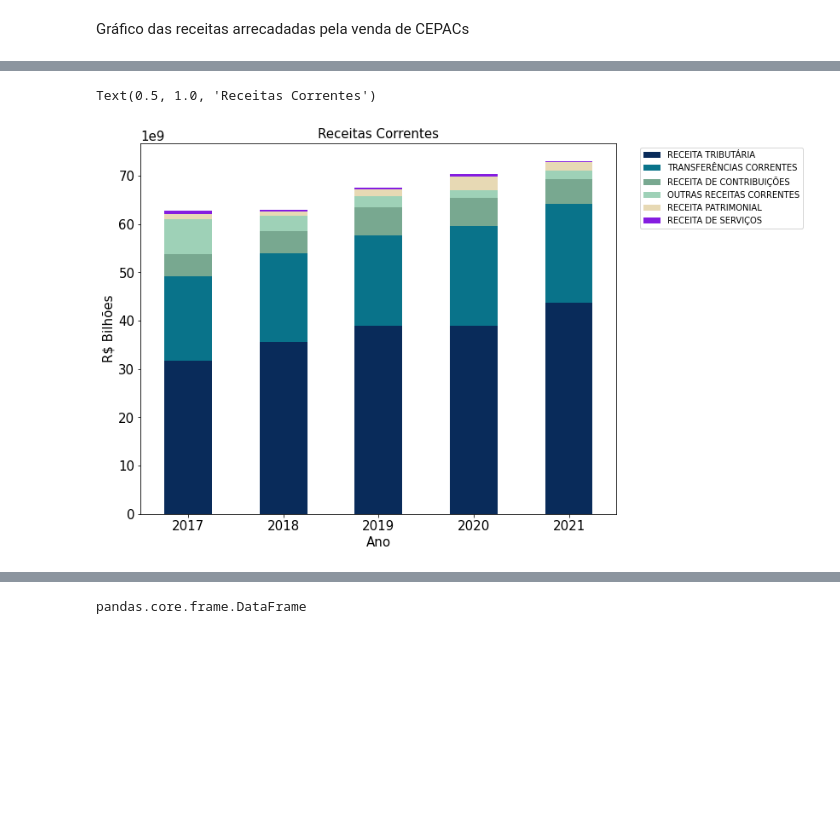
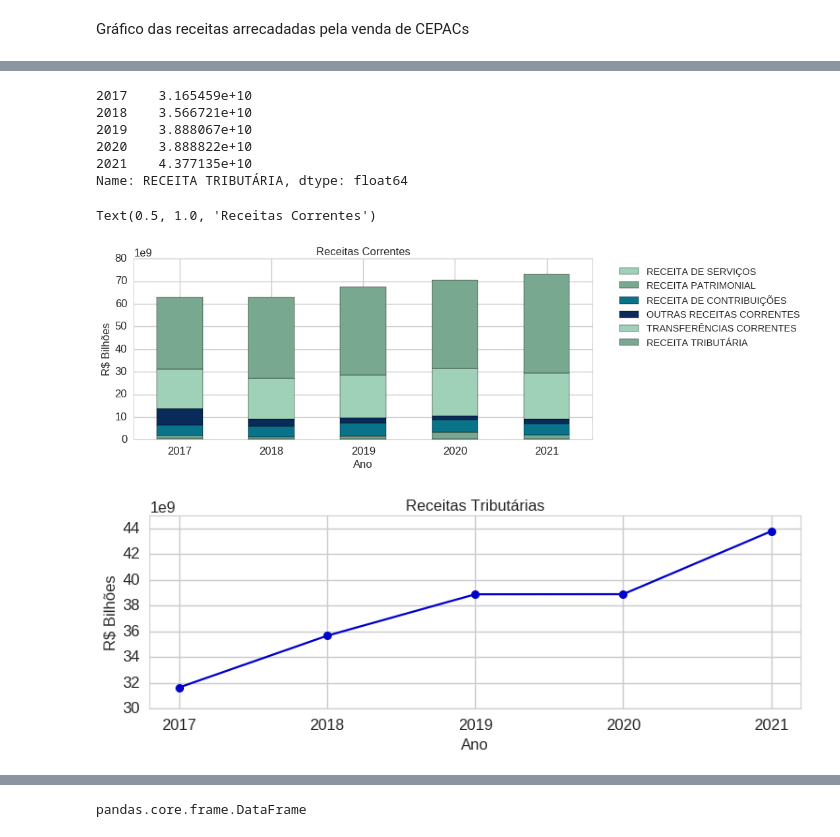
Before and after one commit to carolfazani/orcamento_sp, a Jupyter notebook: Preparando_os_dados.ipynb, the cells around one changed output, grey strips where cells are left out. Cells and saved outputs as stored; diff of their text form; code cells hidden in the pictures; blank space fills up the shorter version.

```diff
--- a/Preparando_os_dados.ipynb
+++ b/Preparando_os_dados.ipynb
@@ -650,17 +650,67 @@ plt.savefig('grafico4.png', transparent = True)
 querycorrente = querycorrente.T
 querycorrente = querycorrente.drop('RECEITA AGROPECUÁRIA')
 querycorrente = querycorrente.drop('RECEITA INDUSTRIAL')
-querycorrente = querycorrente.sort_values(by=['2021'], ascending=False)
+querycorrente = querycorrente.sort_values(by=['2017'], ascending=True)
 querycorrente = querycorrente.T
+# %%
+querycorrente['RECEITA TRIBUTÁRIA']
+# %% [output]
+2017    3.165459e+10
+2018    3.566721e+10
+2019    3.888067e+10
+2020    3.888822e+10
+2021    4.377135e+10
+Name: RECEITA TRIBUTÁRIA, dtype: float64
 # %%
-colors = [ '#092b5a', '#09738a', '#78a890',  '#9ed1b7', '#e7d9b4', '#851DE0', '#EC7700', '#97124B']
-querycorrente.plot(kind="bar",stacked=True,figsize=(10,8), color= colors)
+#colors = [ '#092b5a', '#09738a', '#78a890',  '#9ed1b7']
+colors = ['#9ed1b7', '#78a890',  '#09738a', '#092b5a']
+#colors = colors.reverse()
+
+querycorrente.plot(kind="bar",stacked=True,figsize=(10,8), color= colors )
 plt.legend(bbox_to_anchor=(1.04,1), loc="upper left")
 plt.xticks(rotation=360)
 plt.ticklabel_format(style='sci',axis='y',scilimits=(9,9))
 plt.ylabel('R$ Bilhões')
 plt.xlabel('Ano')
 plt.title('Receitas Correntes')
+#plt.style.use('seaborn-talk')
 # %% [output]
 Text(0.5, 1.0, 'Receitas Correntes')
-[figure, old version]
+[figure, new version]
+# %%
+
+
+plt.figure(figsize=(10,6))
+plt.title('Receitas Tributárias')
+'''
+Plotando o gráfico escolhendo o estilo de linha com linestyle e a expessura da mesma com linewidth
+'''
+plt.plot(querycorrente['RECEITA TRIBUTÁRIA'], linestyle= '-', linewidth = 2, color = "mediumblue")
+'''
+Escolhendo o valor inicial e final do eixo y
+'''
+plt.ylim(30e9, 45e9)
+
+#plt.grid()
+
+'''
+Colocando pontos e legendas nos valores
+'''
+plt.scatter(querycorrente['RECEITA TRIBUTÁRIA'].index, querycorrente['RECEITA TRIBUTÁRIA'], label = "Receitas Tributárias", color = "mediumblue", marker = ".", s =
+150, linewidths=2)
+
+
+'''
+Rotulando os eixos y e x
+'''
+plt.ylabel('R$ Bilhões')
+plt.xlabel('Ano')
+
+'''
+Colocando os valores na notação cientifica de 10^9
+'''
+plt.ticklabel_format(style='sci',axis='y',scilimits=(9,9))
+
+plt.savefig('grafico5.png', transparent = True)
+# %% [output]
+[figure, added]
```
Also changed, not shown: parts of 16 cells of this notebook.
